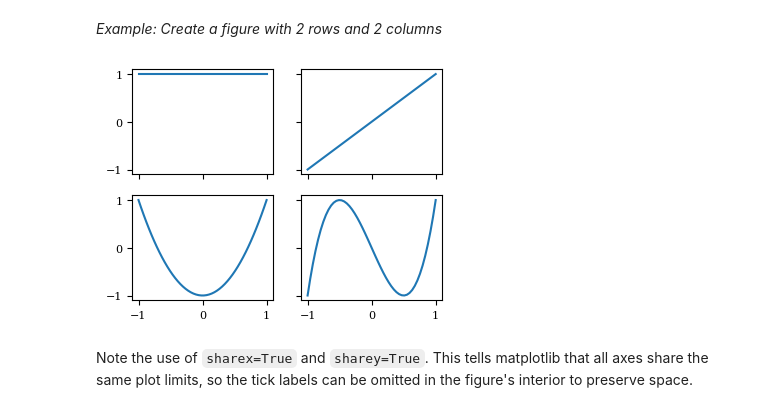
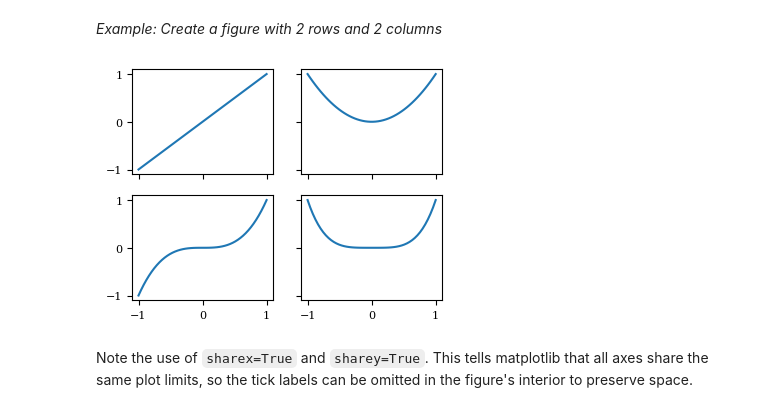
Before and after one commit to richardfoltyn/TECH2-H24, a Jupyter notebook: lecture5/lecture5.ipynb, the cells around one changed output. Drawn from its saved outputs; the diff is of its cells as text; code cells hidden in the pictures.

```diff
--- a/lecture5/lecture5.ipynb
+++ b/lecture5/lecture5.ipynb
@@ -456,16 +460,19 @@ ax[1].plot(xvalues, 2*xvalues**2.0 - 1)
 # %%
 # create figure with 2 rows, 2 columns
 fig, ax = plt.subplots(2, 2, sharex=True, sharey=True)
 
 xvalues = np.linspace(-1.0, 1.0, 50)
 
-# Plot the first four Chebyshev polynomials on the interval [-1,1]
+# Plot the first four powers of x
+exponent = 1
 for i in range(2):
     for j in range(2):
-        yvalues = np.cos((j + i*2) * np.arccos(xvalues))
+        yvalues = xvalues**exponent
         ax[i,j].plot(xvalues, yvalues)
+        # Increment exponent for next subplot
+        exponent += 1
 # %% [output]
-[figure, old version]
+[figure, new version]
 # %% [markdown]
 Note the use of `sharex=True` and `sharey=True`. This tells
 matplotlib that all axes share the same plot limits, so the
```
Also changed, not shown: parts of 9 cells of this notebook, 1 other file.
